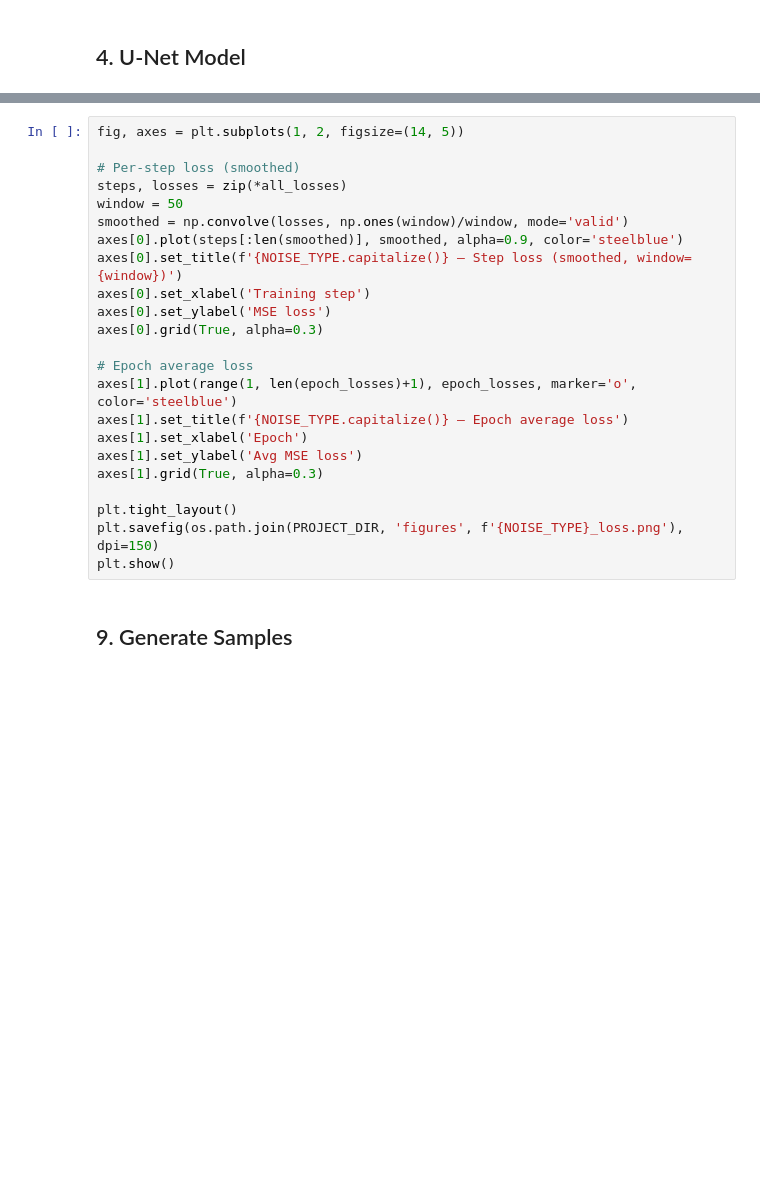
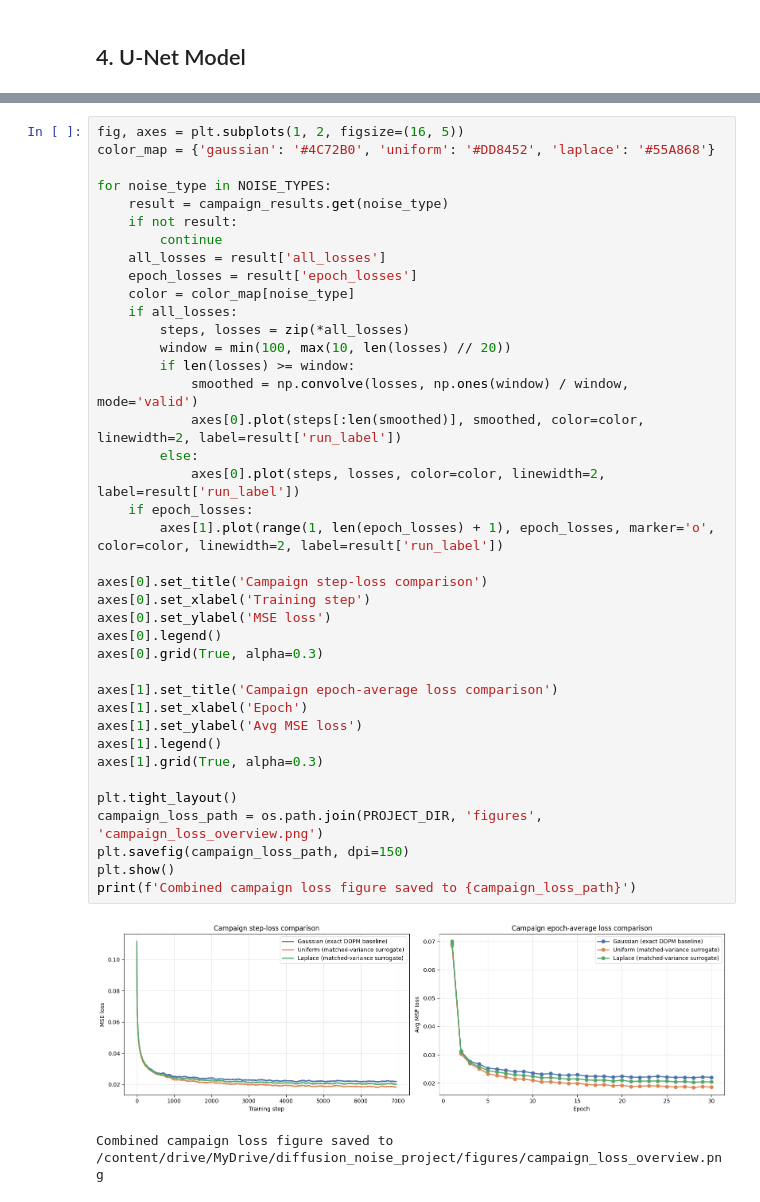
Before and after one commit to Hy-phenn/GenAi, a Jupyter notebook: notebook4_training.ipynb, the cells around one changed output, grey strips where cells are left out. Saved outputs shown, nothing was run; the diff lists cells and outputs as text; blank space fills up the shorter version.

```diff
--- a/notebook4_training.ipynb
+++ b/notebook4_training.ipynb
@@ -326,25 +608,42 @@ print('\nTraining complete!')
 # %%
-fig, axes = plt.subplots(1, 2, figsize=(14, 5))
+fig, axes = plt.subplots(1, 2, figsize=(16, 5))
+color_map = {'gaussian': '#4C72B0', 'uniform': '#DD8452', 'laplace': '#55A868'}
 
-# Per-step loss (smoothed)
-steps, losses = zip(*all_losses)
-window = 50
-smoothed = np.convolve(losses, np.ones(window)/window, mode='valid')
-axes[0].plot(steps[:len(smoothed)], smoothed, alpha=0.9, color='steelblue')
-axes[0].set_title(f'{NOISE_TYPE.capitalize()} — Step loss (smoothed, window={window})')
+for noise_type in NOISE_TYPES:
+    result = campaign_results.get(noise_type)
+    if not result:
+        continue
+    all_losses = result['all_losses']
+    epoch_losses = result['epoch_losses']
+    color = color_map[noise_type]
+    if all_losses:
+        steps, losses = zip(*all_losses)
+        window = min(100, max(10, len(losses) // 20))
+        if len(losses) >= window:
+            smoothed = np.convolve(losses, np.ones(window) / window, mode='valid')
+            axes[0].plot(steps[:len(smoothed)], smoothed, color=color, linewidth=2, label=result['run_label'])
+        else:
+            axes[0].plot(steps, losses, color=color, linewidth=2, label=result['run_label'])
+    if epoch_losses:
+        axes[1].plot(range(1, len(epoch_losses) + 1), epoch_losses, marker='o', color=color, linewidth=2, label=result['run_label'])
+
+axes[0].set_title('Campaign step-loss comparison')
 axes[0].set_xlabel('Training step')
 axes[0].set_ylabel('MSE loss')
+axes[0].legend()
 axes[0].grid(True, alpha=0.3)
 
-# Epoch average loss
-axes[1].plot(range(1, len(epoch_losses)+1), epoch_losses, marker='o', color='steelblue')
-axes[1].set_title(f'{NOISE_TYPE.capitalize()} — Epoch average loss')
+axes[1].set_title('Campaign epoch-average loss comparison')
 axes[1].set_xlabel('Epoch')
 axes[1].set_ylabel('Avg MSE loss')
+axes[1].legend()
 axes[1].grid(True, alpha=0.3)
 
 plt.tight_layout()
-plt.savefig(os.path.join(PROJECT_DIR, 'figures', f'{NOISE_TYPE}_loss.png'), dpi=150)
+campaign_loss_path = os.path.join(PROJECT_DIR, 'figures', 'campaign_loss_overview.png')
+plt.savefig(campaign_loss_path, dpi=150)
 plt.show()
+print(f'Combined campaign loss figure saved to {campaign_loss_path}')
+# %% [output]
+[figure, added]
+Combined campaign loss figure saved to /content/drive/MyDrive/diffusion_noise_project/figures/campaign_loss_overview.png
-# %% [markdown]
-## 9. Generate Samples
```
Also changed, not shown: parts of 31 cells of this notebook, 54 other files.
